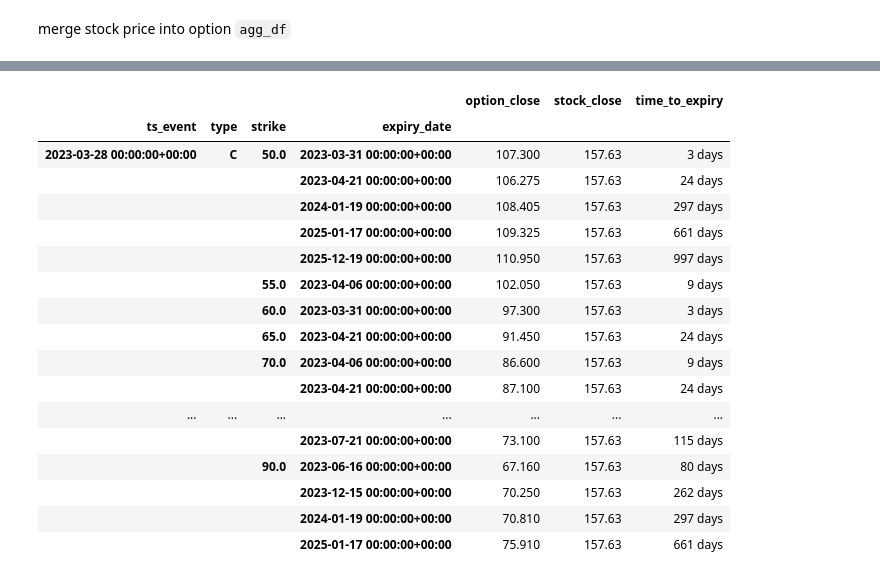
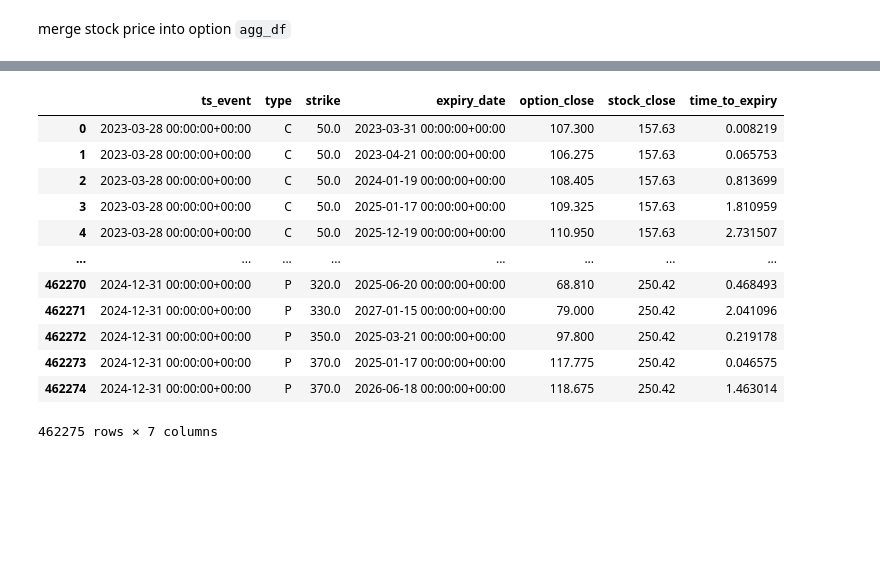
Before and after one commit to the-salty-austin/2025-iaqf-mafn, a Jupyter notebook: austin/download.ipynb, the cells around one changed output, grey strips where cells are left out. Drawn from its saved outputs; the diff is of its cells as text; code cells hidden in the pictures; blank space fills up the shorter version.

Commit message:
options parsing more to be done

```diff
--- a/austin/download.ipynb
+++ b/austin/download.ipynb
@@ -648,3 +642,4 @@ DatetimeIndex(['2023-03-28 00:00:00+00:00', '2023-03-28 00:00:00+00:00',
 # %%
 firsts = agg_df.index.get_level_values('ts_event')
-agg_df['stock_close'] = resampled_stock_df.loc[firsts, 'close'].values
+agg_df.loc[:, 'stock_close'] = resampled_stock_df.loc[firsts, 'close'].values
+agg_df['time_to_expiry'] = agg_df['time_to_expiry'].apply(lambda x: x.days/365) # pd.Timedelta to number of years (float)
@@ -678,21 +707,17 @@ agg_df.head(20)
 # %%
-agg_df[['close', 'stock_close', 'time_to_expiry']].head(20).rename(columns={'close': 'option_close'})W
+agg_df = agg_df[['close', 'stock_close', 'time_to_expiry']].rename(columns={'close': 'option_close'})
+agg_df = agg_df.reset_index()
 # %% [output]
-|  |  |  |  | option_close | stock_close | time_to_expiry |
-| ts_event | type | strike | expiry_date |  |  |  |
-| 2023-03-28 00:00:00+00:00 | C | 50.0 | 2023-03-31 00:00:00+00:00 | 107.300 | 157.63 | 3 days |
-|  |  |  | 2023-04-21 00:00:00+00:00 | 106.275 | 157.63 | 24 days |
-|  |  |  | 2024-01-19 00:00:00+00:00 | 108.405 | 157.63 | 297 days |
-|  |  |  | 2025-01-17 00:00:00+00:00 | 109.325 | 157.63 | 661 days |
-|  |  |  | 2025-12-19 00:00:00+00:00 | 110.950 | 157.63 | 997 days |
-|  |  | 55.0 | 2023-04-06 00:00:00+00:00 | 102.050 | 157.63 | 9 days |
-|  |  | 60.0 | 2023-03-31 00:00:00+00:00 | 97.300 | 157.63 | 3 days |
-|  |  | 65.0 | 2023-04-21 00:00:00+00:00 | 91.450 | 157.63 | 24 days |
-|  |  | 70.0 | 2023-04-06 00:00:00+00:00 | 86.600 | 157.63 | 9 days |
-|  |  |  | 2023-04-21 00:00:00+00:00 | 87.100 | 157.63 | 24 days |
-| ... | ... | ... | ... | ... | ... | ... |
-|  |  |  | 2023-07-21 00:00:00+00:00 | 73.100 | 157.63 | 115 days |
-|  |  | 90.0 | 2023-06-16 00:00:00+00:00 | 67.160 | 157.63 | 80 days |
-|  |  |  | 2023-12-15 00:00:00+00:00 | 70.250 | 157.63 | 262 days |
-|  |  |  | 2024-01-19 00:00:00+00:00 | 70.810 | 157.63 | 297 days |
-|  |  |  | 2025-01-17 00:00:00+00:00 | 75.910 | 157.63 | 661 days |
+|  | ts_event | type | strike | expiry_date | option_close | stock_close | time_to_expiry |
+| 0 | 2023-03-28 00:00:00+00:00 | C | 50.0 | 2023-03-31 00:00:00+00:00 | 107.300 | 157.63 | 0.008219 |
+| 1 | 2023-03-28 00:00:00+00:00 | C | 50.0 | 2023-04-21 00:00:00+00:00 | 106.275 | 157.63 | 0.065753 |
+| 2 | 2023-03-28 00:00:00+00:00 | C | 50.0 | 2024-01-19 00:00:00+00:00 | 108.405 | 157.63 | 0.813699 |
+| 3 | 2023-03-28 00:00:00+00:00 | C | 50.0 | 2025-01-17 00:00:00+00:00 | 109.325 | 157.63 | 1.810959 |
+| 4 | 2023-03-28 00:00:00+00:00 | C | 50.0 | 2025-12-19 00:00:00+00:00 | 110.950 | 157.63 | 2.731507 |
+| ... | ... | ... | ... | ... | ... | ... | ... |
+| 462270 | 2024-12-31 00:00:00+00:00 | P | 320.0 | 2025-06-20 00:00:00+00:00 | 68.810 | 250.42 | 0.468493 |
+| 462271 | 2024-12-31 00:00:00+00:00 | P | 330.0 | 2027-01-15 00:00:00+00:00 | 79.000 | 250.42 | 2.041096 |
+| 462272 | 2024-12-31 00:00:00+00:00 | P | 350.0 | 2025-03-21 00:00:00+00:00 | 97.800 | 250.42 | 0.219178 |
+| 462273 | 2024-12-31 00:00:00+00:00 | P | 370.0 | 2025-01-17 00:00:00+00:00 | 117.775 | 250.42 | 0.046575 |
+| 462274 | 2024-12-31 00:00:00+00:00 | P | 370.0 | 2026-06-18 00:00:00+00:00 | 118.675 | 250.42 | 1.463014 |
+462275 rows × 7 columns
```
Also changed, not shown: parts of 16 cells of this notebook, 1 other file.
